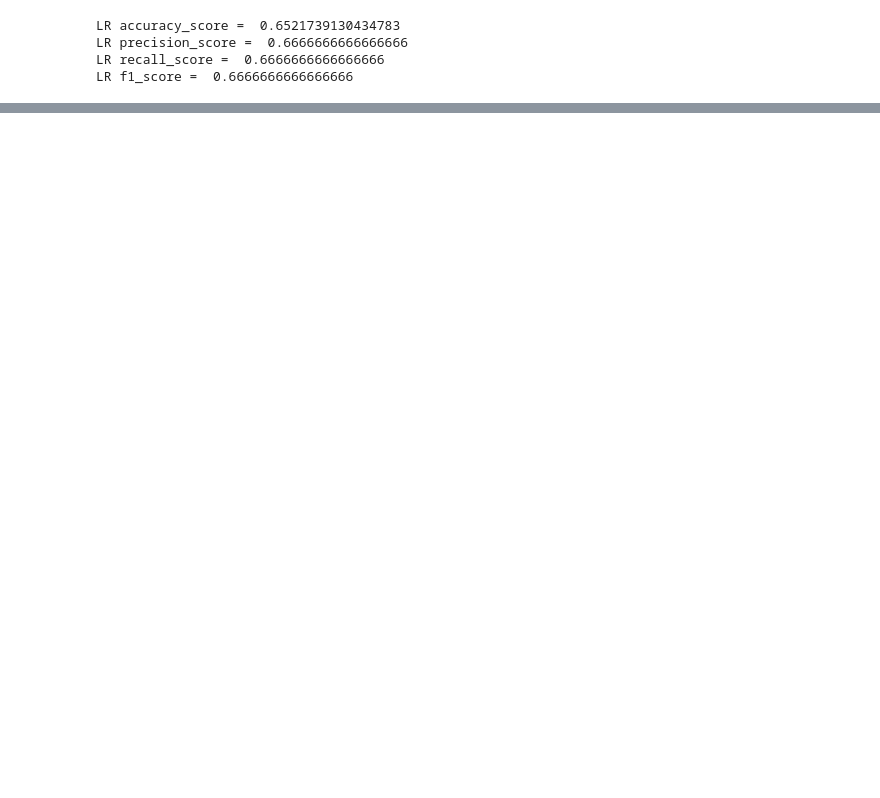
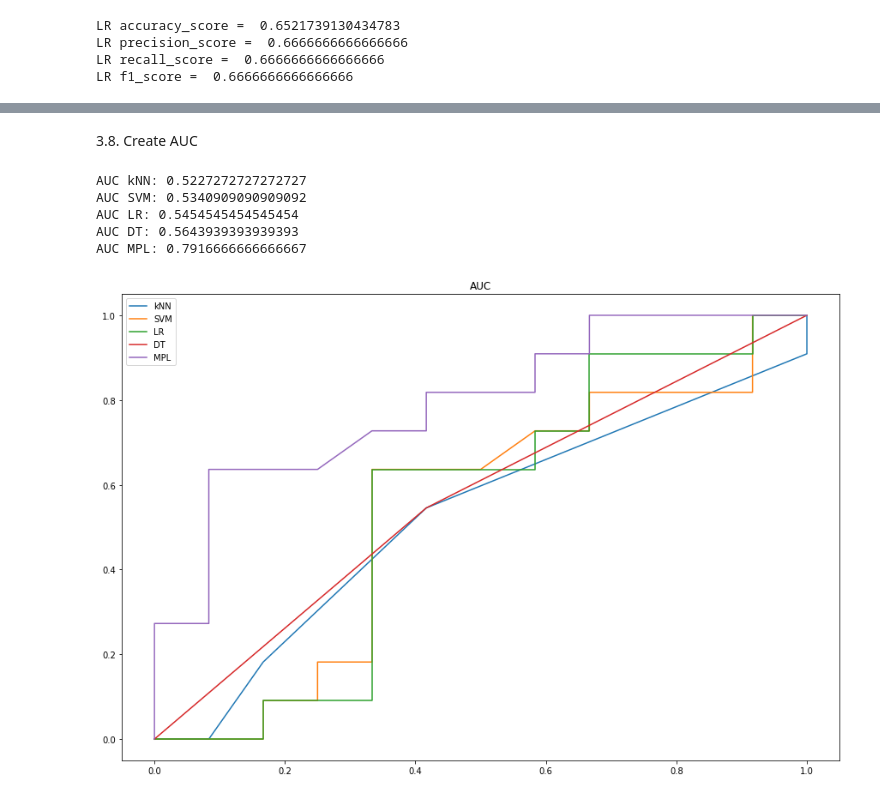
Before and after one commit to Pavel-V/Applied_Data_Science_Capstone, a Jupyter notebook: Test.ipynb, the cells around one changed output, grey strips where cells are left out. Saved outputs shown, nothing was run; the diff lists cells and outputs as text; code cells hidden in the pictures; blank space fills up the shorter version.

Commit message:
refactorint Test

```diff
--- a/Test.ipynb
+++ b/Test.ipynb
@@ -353,5 +363,5 @@ SVM
 # %%
-svm_model = svm.SVC(kernel = 'rbf', degree = 3).fit(X_train,y_train)
+svm_model = svm.SVC(kernel = 'rbf', degree = 3, probability=True).fit(X_train,y_train)
 # %%
 print("SVM accuracy_score = "  , metrics.accuracy_score(y_test, svm_model.predict(X_test)))
 print("SVM precision_score = " , metrics.precision_score(y_test, svm_model.predict(X_test)))
@@ -432,0 +417,42 @@ for i in range(0, X.shape[1]):
+# %% [markdown]
+3.8. Create AUC
+# %%
+import matplotlib.pyplot as plt
+
+fpr, tpr, _ = metrics.roc_curve(y_test, knn_model.predict_proba(X_test).T[0], pos_label = 0)
+auc = np.trapz(tpr,fpr)
+print('AUC kNN:', auc)
+plt.plot(fpr,tpr)
+
+fpr, tpr, _ = metrics.roc_curve(y_test, svm_model.predict_proba(X_test).T[0], pos_label = 0)
+auc = np.trapz(tpr,fpr)
+print('AUC SVM:', auc)
+plt.plot(fpr,tpr)
+
+fpr, tpr, _ = metrics.roc_curve(y_test, lr_model.predict_proba(X_test).T[0], pos_label = 0)
+auc = np.trapz(tpr,fpr)
+print('AUC LR:', auc)
+plt.plot(fpr,tpr)
+
+fpr, tpr, _ = metrics.roc_curve(y_test, tree_model.predict_proba(X_test).T[0], pos_label = 0)
+auc = np.trapz(tpr,fpr)
+print('AUC DT:', auc)
+plt.plot(fpr,tpr)
+
+fpr, tpr, _ = metrics.roc_curve(y_test, mpl_model.predict_proba(X_test).T[0], pos_label = 0)
+auc = np.trapz(tpr,fpr)
+print('AUC MPL:', auc)
+plt.plot(fpr,tpr)
+
+plt.legend(['kNN', 'SVM', 'LR', 'DT', 'MPL'])
+plt.title('AUC')
+plt.show()
+
+plt.rcParams["figure.figsize"] = [15, 10]
+# %% [output]
+AUC kNN: 0.5227272727272727
+AUC SVM: 0.5340909090909092
+AUC LR: 0.5454545454545454
+AUC DT: 0.5643939393939393
+AUC MPL: 0.7916666666666667
+[figure, added]
```
Also changed, not shown: parts of 28 cells of this notebook.
